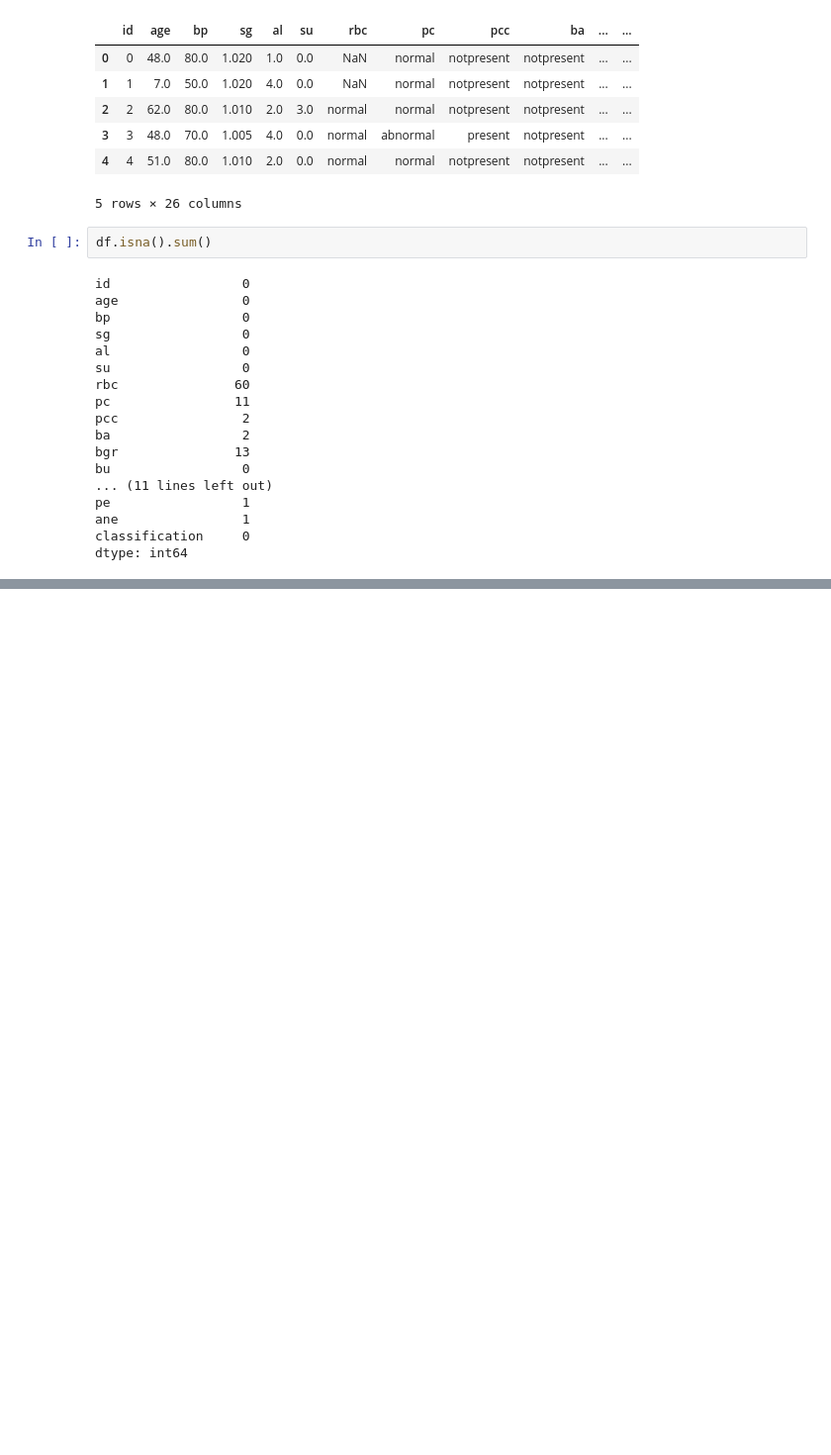
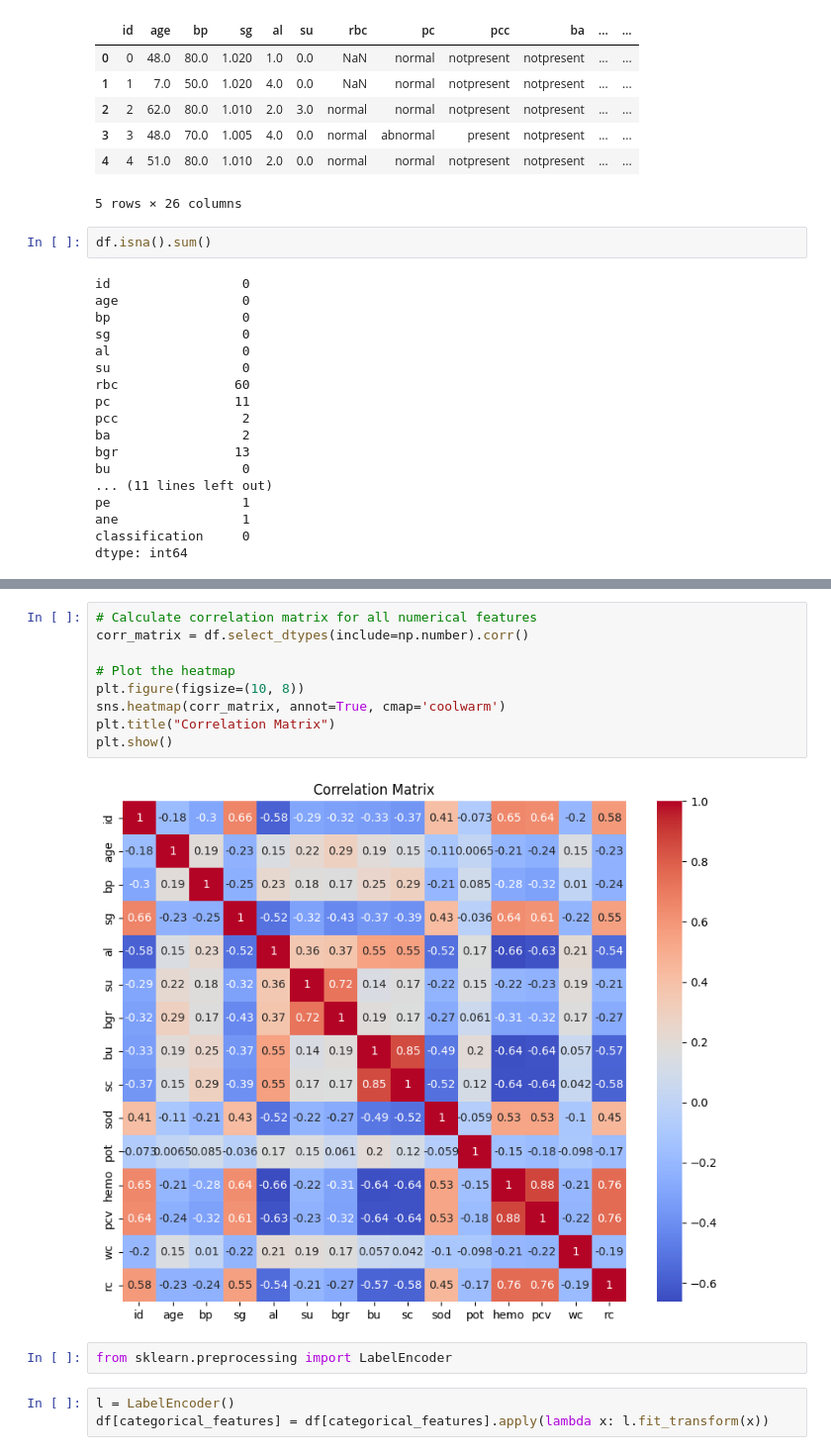
Before and after one commit to Siddharth0207/victus, a Jupyter notebook: notebook/data/EDA.ipynb, the cells around one changed output, grey strips where cells are left out. Shown at 99% size. Saved outputs shown, nothing was run; the diff lists cells and outputs as text; blank space fills up the shorter version.

```diff
--- a/notebook/data/EDA.ipynb
+++ b/notebook/data/EDA.ipynb
@@ -42,0 +167,16 @@ dtype: int64
+# %%
+# Calculate correlation matrix for all numerical features
+corr_matrix = df.select_dtypes(include=np.number).corr()
+
+# Plot the heatmap
+plt.figure(figsize=(10, 8))
+sns.heatmap(corr_matrix, annot=True, cmap='coolwarm')
+plt.title("Correlation Matrix")
+plt.show()
+# %% [output]
+[figure, added]
+# %%
+from sklearn.preprocessing import LabelEncoder
+# %%
+l = LabelEncoder()
+df[categorical_features] = df[categorical_features].apply(lambda x: l.fit_transform(x))
```
Also changed, not shown: parts of 20 cells of this notebook, 1 other file.
